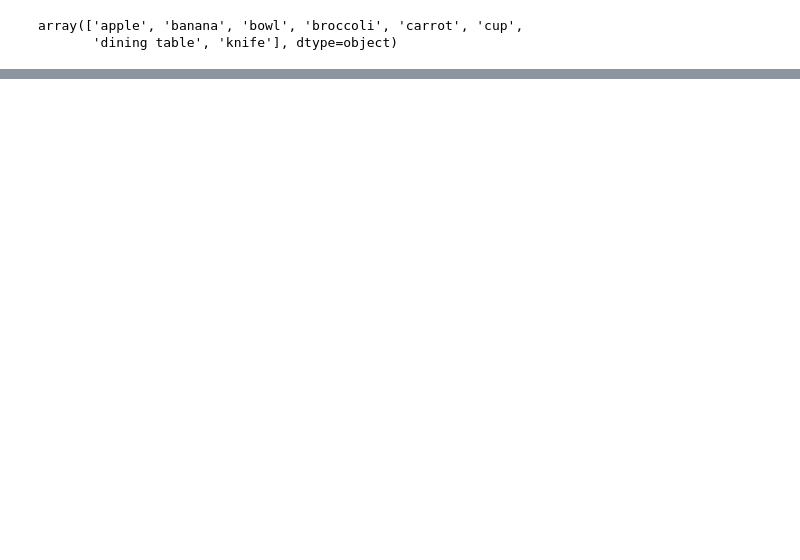
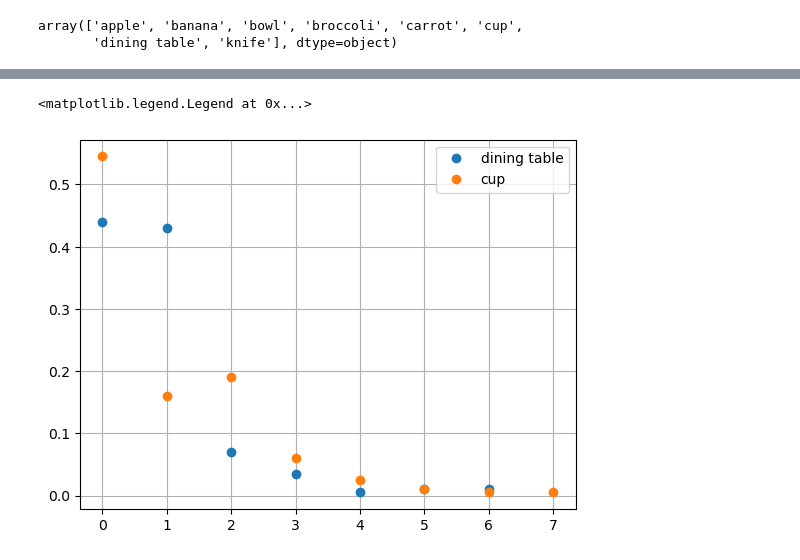
Before and after one commit to jaidevd/obj-detection-stratification, a Jupyter notebook: coco/sampling.ipynb, the cells around one changed output, grey strips where cells are left out. Saved outputs shown, nothing was run; the diff lists cells and outputs as text; code cells hidden in the pictures; blank space fills up the shorter version.

```diff
--- a/coco/sampling.ipynb
+++ b/coco/sampling.ipynb
@@ -42,0 +25,19 @@ pd.Series(n_objs).hist(bins=20)
+# %%
+# RV X - number of dining tables per image, Y - number of cups per image
+X = []
+Y = []
+ids = []
+for _, ann in ds:
+    labels = ds.lenc.inverse_transform(ann['labels'])
+    X.append((labels == 'dining table').sum())
+    Y.append((labels == 'cup').sum())
+    ids.append(ann['id'].item())
+df = pd.DataFrame.from_dict({'id': ids, 'n_cups': Y, 'n_dt': X})
+
+ax = df['n_dt'].value_counts(normalize=True).sort_index().plot(marker='o', ls='', label='dining table')
+df['n_cups'].value_counts(normalize=True).sort_index().plot(ax=ax, marker='o', ls='', label='cup')
+plt.grid()
+plt.legend()
+# %% [output]
+<matplotlib.legend.Legend at 0x...>
+[figure, added]
```
Also changed, not shown: parts of 30 cells of this notebook, 6 other files.
